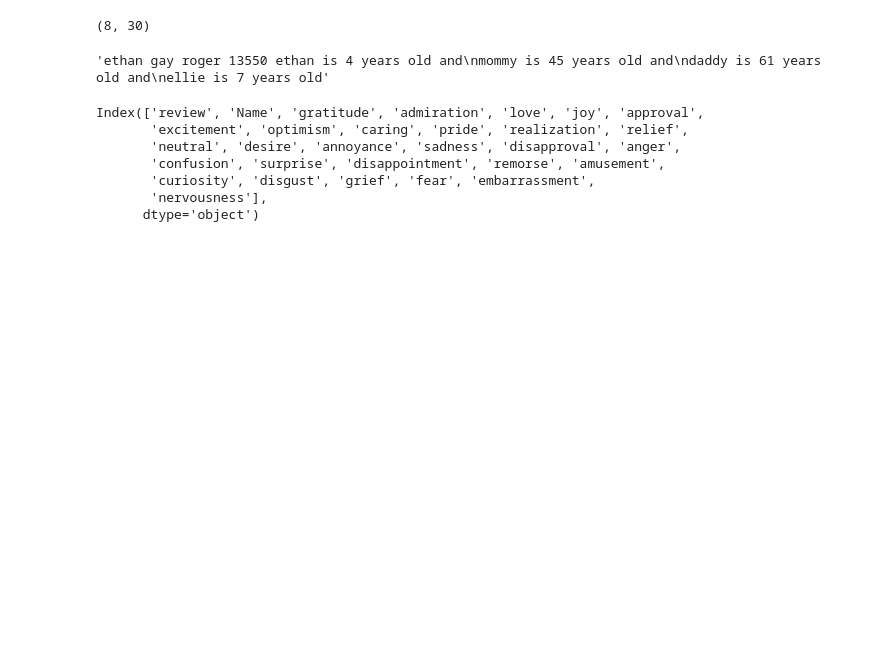
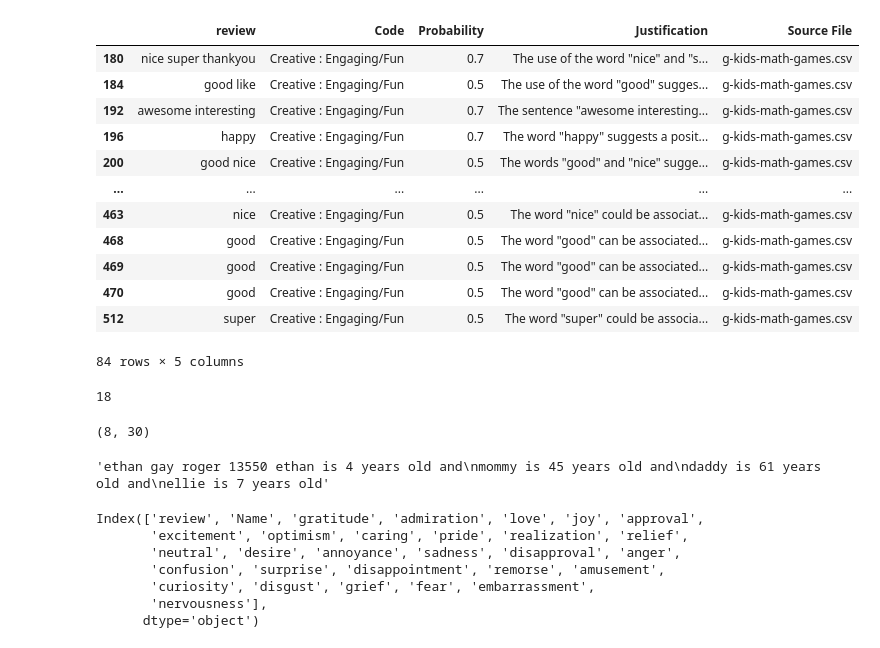
Before and after one commit to ryanjewik/montessori_research, a Jupyter notebook: spidergraph/spidergraph.ipynb, the cells around one changed output. Saved outputs shown, nothing was run; the diff lists cells and outputs as text; code cells hidden in the pictures; blank space fills up the shorter version.

```diff
--- a/spidergraph/spidergraph.ipynb
+++ b/spidergraph/spidergraph.ipynb
@@ -24,3 +29,24 @@ df
+# %%
+creative = df[df['Code'] == 'Creative : Engaging/Fun']
+creative
+# %% [output]
+|  | review | Code | Probability | Justification | Source File |
+| 180 | nice super thankyou | Creative : Engaging/Fun | 0.7 | The use of the word "nice" and "s... | g-kids-math-games.csv |
+| 184 | good like | Creative : Engaging/Fun | 0.5 | The use of the word "good" sugges... | g-kids-math-games.csv |
+| 192 | awesome interesting | Creative : Engaging/Fun | 0.7 | The sentence "awesome interesting... | g-kids-math-games.csv |
+| 196 | happy | Creative : Engaging/Fun | 0.7 | The word "happy" suggests a posit... | g-kids-math-games.csv |
+| 200 | good nice | Creative : Engaging/Fun | 0.5 | The words "good" and "nice" sugge... | g-kids-math-games.csv |
+| ... | ... | ... | ... | ... | ... |
+| 463 | nice | Creative : Engaging/Fun | 0.5 | The word "nice" could be associat... | g-kids-math-games.csv |
+| 468 | good | Creative : Engaging/Fun | 0.5 | The word "good" can be associated... | g-kids-math-games.csv |
+| 469 | good | Creative : Engaging/Fun | 0.5 | The word "good" can be associated... | g-kids-math-games.csv |
+| 470 | good | Creative : Engaging/Fun | 0.5 | The word "good" can be associated... | g-kids-math-games.csv |
+| 512 | super | Creative : Engaging/Fun | 0.5 | The word "super" could be associa... | g-kids-math-games.csv |
+84 rows × 5 columns
+# %%
+df['Code'].value_counts().nunique()
+# %% [output]
+18
 # %%
 from transformers import pipeline
 classifier = pipeline(task="text-classification", model="SamLowe/roberta-base-go_emotions", top_k=None)
```
Also changed, not shown: parts of 11 cells of this notebook, 1 other file.
